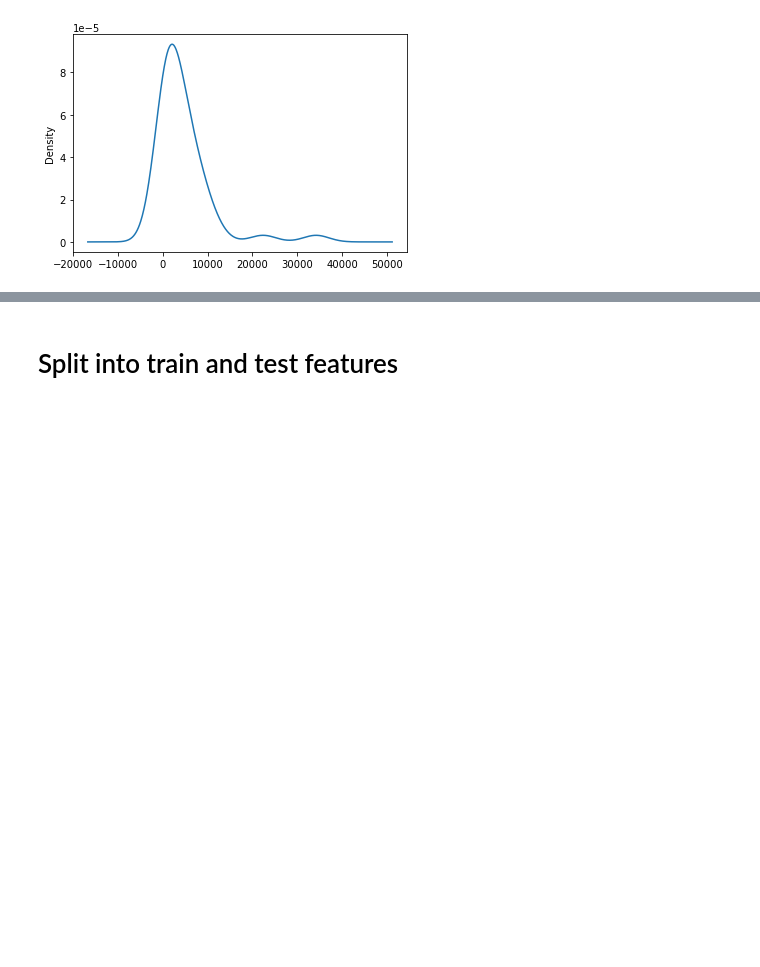
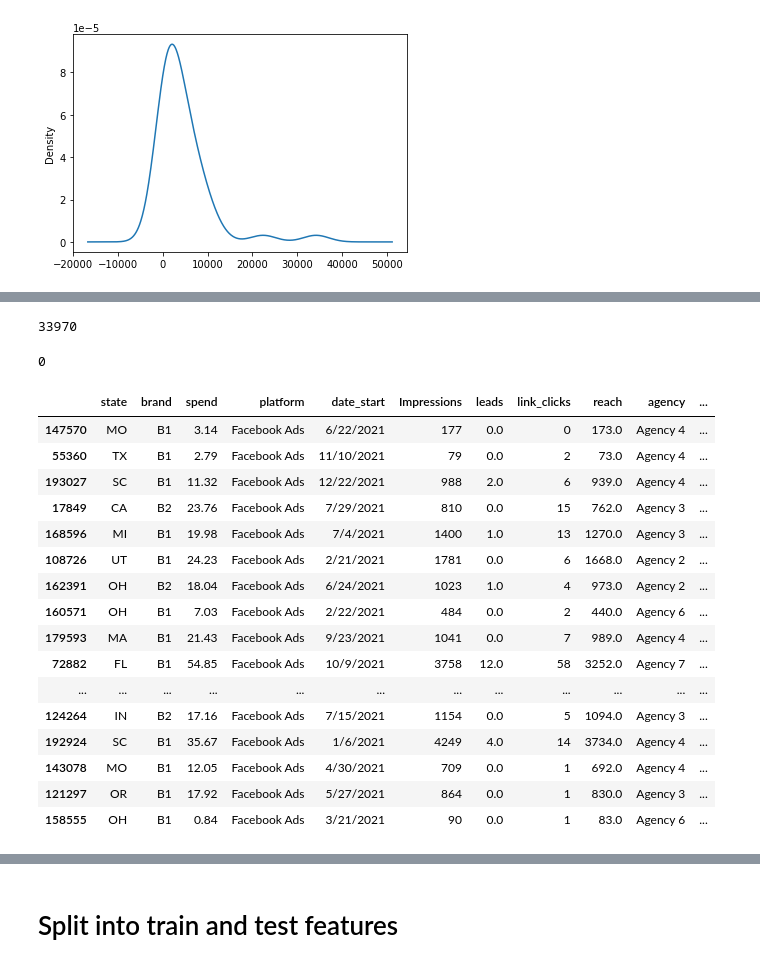
Before and after one commit to marielakinn/Social_media, a Jupyter notebook: nnML_StandIn.ipynb, the cells around one changed output, grey strips where cells are left out. Drawn from its saved outputs; the diff is of its cells as text; code cells hidden in the pictures; blank space fills up the shorter version.

```diff
--- a/nnML_StandIn.ipynb
+++ b/nnML_StandIn.ipynb
@@ -396,0 +383,5 @@ df.head()
+# %%
+# check if we have nan values throughout the df
+df.isnull().sum().sum()
+# %% [output]
+33970
@@ -396,0 +391,26 @@ df.head()
+# %%
+# check if missing values dropped
+edited_df.isnull().sum().sum()
+# %% [output]
+0
+# %%
+# check on our df
+edited_df.sample(20)
+# %% [output]
+|  | state | brand | spend | platform | date_start | Impressions | leads | link_clicks | reach | agency | ... |
+| 147570 | MO | B1 | 3.14 | Facebook Ads | 6/22/2021 | 177 | 0.0 | 0 | 173.0 | Agency 4 | ... |
+| 55360 | TX | B1 | 2.79 | Facebook Ads | 11/10/2021 | 79 | 0.0 | 2 | 73.0 | Agency 4 | ... |
+| 193027 | SC | B1 | 11.32 | Facebook Ads | 12/22/2021 | 988 | 2.0 | 6 | 939.0 | Agency 4 | ... |
+| 17849 | CA | B2 | 23.76 | Facebook Ads | 7/29/2021 | 810 | 0.0 | 15 | 762.0 | Agency 3 | ... |
+| 168596 | MI | B1 | 19.98 | Facebook Ads | 7/4/2021 | 1400 | 1.0 | 13 | 1270.0 | Agency 3 | ... |
+| 108726 | UT | B1 | 24.23 | Facebook Ads | 2/21/2021 | 1781 | 0.0 | 6 | 1668.0 | Agency 2 | ... |
+| 162391 | OH | B2 | 18.04 | Facebook Ads | 6/24/2021 | 1023 | 1.0 | 4 | 973.0 | Agency 2 | ... |
+| 160571 | OH | B1 | 7.03 | Facebook Ads | 2/22/2021 | 484 | 0.0 | 2 | 440.0 | Agency 6 | ... |
+| 179593 | MA | B1 | 21.43 | Facebook Ads | 9/23/2021 | 1041 | 0.0 | 7 | 989.0 | Agency 4 | ... |
+| 72882 | FL | B1 | 54.85 | Facebook Ads | 10/9/2021 | 3758 | 12.0 | 58 | 3252.0 | Agency 7 | ... |
+| ... | ... | ... | ... | ... | ... | ... | ... | ... | ... | ... | ... |
+| 124264 | IN | B2 | 17.16 | Facebook Ads | 7/15/2021 | 1154 | 0.0 | 5 | 1094.0 | Agency 3 | ... |
+| 192924 | SC | B1 | 35.67 | Facebook Ads | 1/6/2021 | 4249 | 4.0 | 14 | 3734.0 | Agency 4 | ... |
+| 143078 | MO | B1 | 12.05 | Facebook Ads | 4/30/2021 | 709 | 0.0 | 1 | 692.0 | Agency 4 | ... |
+| 121297 | OR | B1 | 17.92 | Facebook Ads | 5/27/2021 | 864 | 0.0 | 1 | 830.0 | Agency 3 | ... |
+| 158555 | OH | B1 | 0.84 | Facebook Ads | 3/21/2021 | 90 | 0.0 | 1 | 83.0 | Agency 6 | ... |
```
Also changed, not shown: parts of 36 cells of this notebook.
